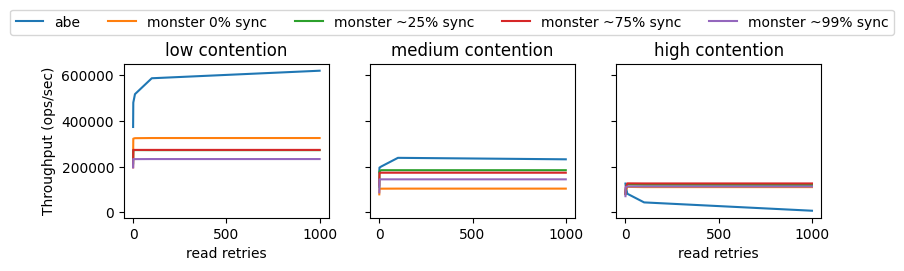
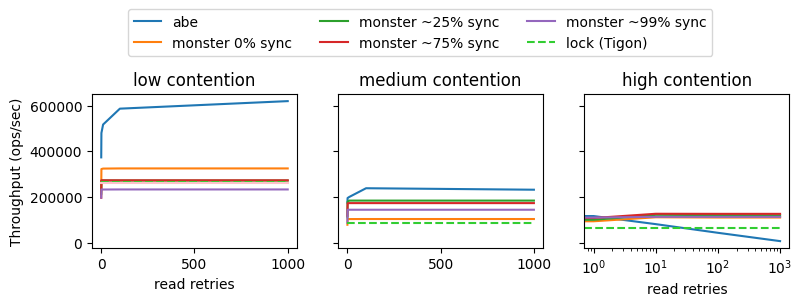
Unified diff of the notebook cell whose output changed from the first chart to the second:
--- before
+++ after
@@ -8,4 +8,6 @@
 ax.plot(read_retries, p9_monster1300r_tput, label="monster 75% sync")
 ax.plot(read_retries, p9_monster1700r_tput, label="monster 98% sync")
+ax.plot(read_retries, p9_lock_tput, '--', color="limegreen",label="lock (Tigon)")
+ax.plot(read_retries, swarm_ib_from_paper, '-', color="pink",label="SWARM (from paper)")
 
 ax.set_ylabel("Throughput (ops/sec)")
@@ -23,4 +25,5 @@
 ax.plot(read_retries, p64_monster2000r_tput, label="monster 79% sync")
 ax.plot(read_retries, p64_monster3100r_tput, label="monster 99% sync")
+ax.plot(read_retries, p64_lock_tput, '--', color="limegreen", label="lock (Tigon)")
 # ax.plot(read_retries, p64_monster1700r_tput, label="monster 98% sync")
 # ax.legend(loc="center", bbox_to_anchor=(0.6,1.4), ncols=5)
@@ -36,7 +39,8 @@
 ax.plot(read_retries, p9sk_monster1500r_tput, label="monster ~75% sync")
 ax.plot(read_retries, p9sk_monster2500r_tput, label="monster ~99% sync")
+ax.plot(read_retries, p9sk_lock_tput, '--', color="limegreen",label="lock (Tigon)")
 
 ax.set_xlabel("read retries")
-# ax.set_xscale("log")
+ax.set_xscale("log")
 # # axtop.set_xticks(read_retries)
-ax.legend(loc="center", bbox_to_anchor=(-0.8,1.27), ncols=5)
+ax.legend(loc="center", bbox_to_anchor=(-0.8,1.4), ncols=3)

Commit: lock results and plots